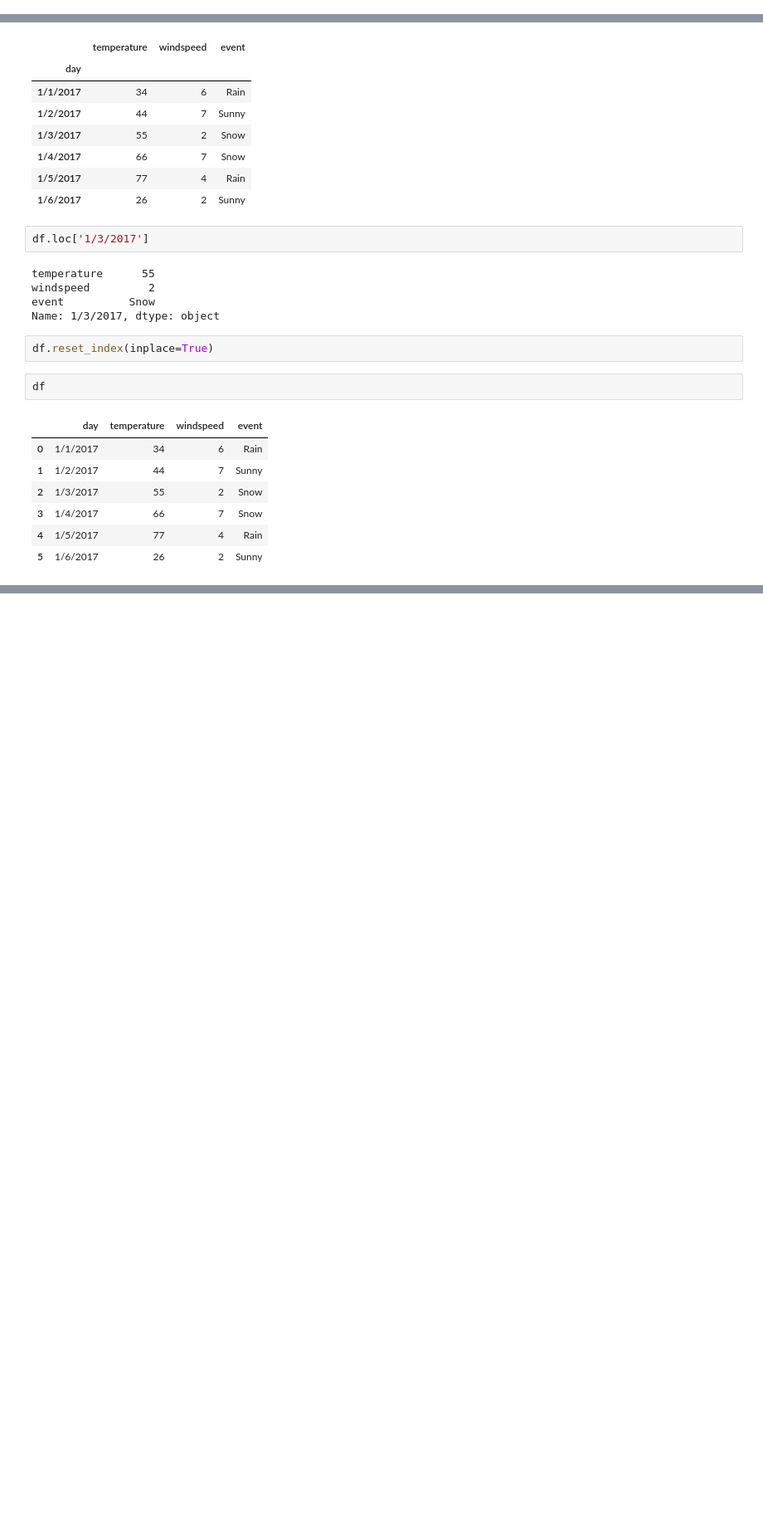
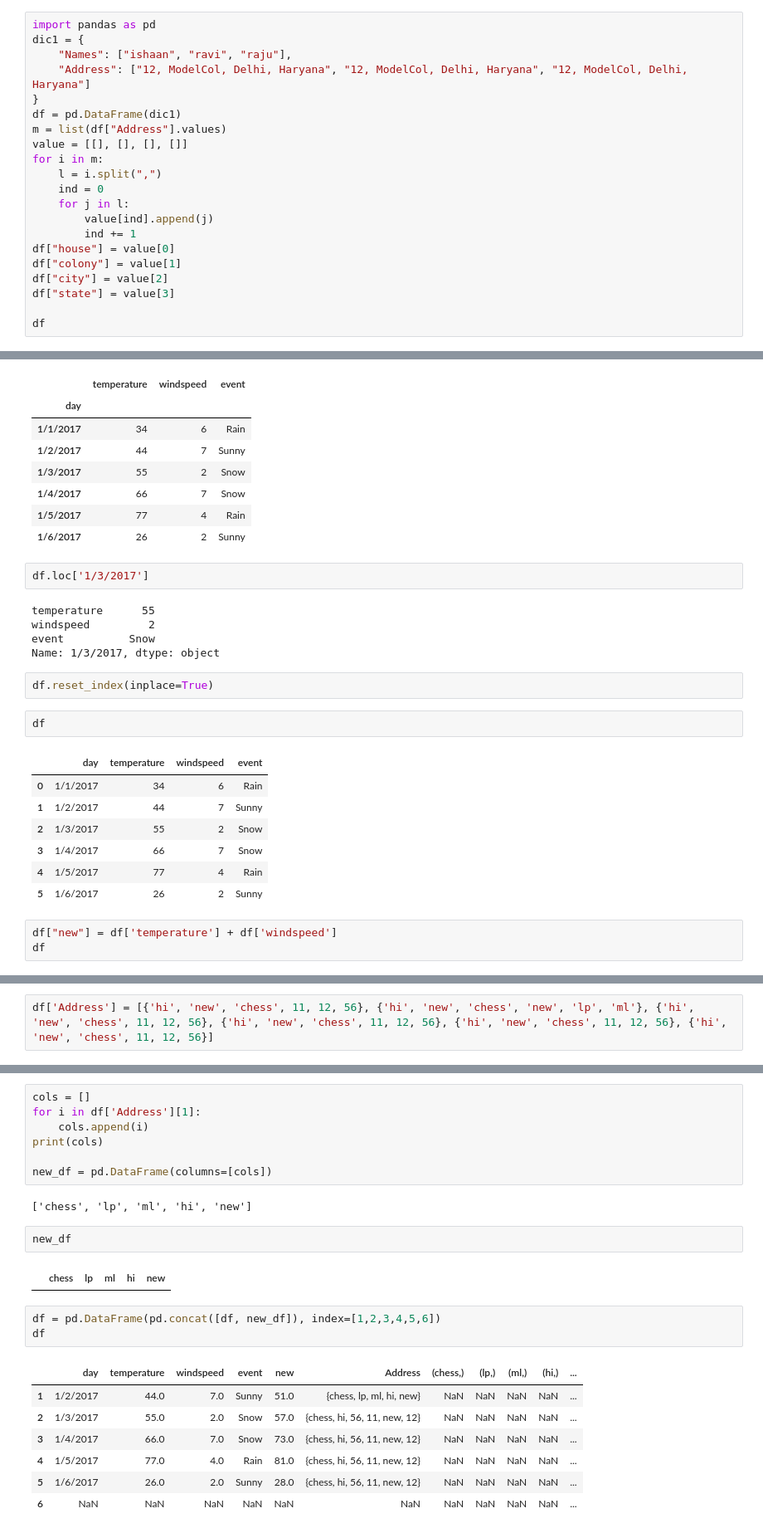
Before and after one commit to XDFrost/Pandas-Tuts, a Jupyter notebook: Day_1/Day_1_Data_Frame_Basics.ipynb, the cells around one changed output, grey strips where cells are left out. Shown at 83% size. Drawn from its saved outputs; the diff is of its cells as text; blank space fills up the shorter version.

```diff
--- a/Day_1/Day_1_Data_Frame_Basics.ipynb
+++ b/Day_1/Day_1_Data_Frame_Basics.ipynb
@@ -12,3 +12,24 @@
 ###
 # %% [markdown]
 1. Using df with a csv file
+# %%
+import pandas as pd
+dic1 = {
+    "Names": ["ishaan", "ravi", "raju"],
+    "Address": ["12, ModelCol, Delhi, Haryana", "12, ModelCol, Delhi, Haryana", "12, ModelCol, Delhi, Haryana"]
+}
+df = pd.DataFrame(dic1)
+m = list(df["Address"].values)
+value = [[], [], [], []]
+for i in m:
+    l = i.split(",")
+    ind = 0
+    for j in l:
+        value[ind].append(j)
+        ind += 1
+df["house"] = value[0]
+df["colony"] = value[1]
+df["city"] = value[2]
+df["state"] = value[3]
+
+df
@@ -331,3 +377,6 @@ df
 | 3 | 1/4/2017 | 66 | 7 | Snow |
 | 4 | 1/5/2017 | 77 | 4 | Rain |
 | 5 | 1/6/2017 | 26 | 2 | Sunny |
+# %%
+df["new"] = df['temperature'] + df['windspeed']
+df
@@ -333,0 +391,2 @@ df
+# %%
+df['Address'] = [{'hi', 'new', 'chess', 11, 12, 56}, {'hi', 'new', 'chess', 'new', 'lp', 'ml'}, {'hi', 'new', 'chess', 11, 12, 56}, {'hi', 'new', 'chess', 11, 12, 56}, {'hi', 'new', 'chess', 11, 12, 56}, {'hi', 'new', 'chess', 11, 12, 56}]
@@ -333,0 +403,24 @@ df
+# %%
+cols = []
+for i in df['Address'][1]:
+    cols.append(i)
+print(cols)
+
+new_df = pd.DataFrame(columns=[cols])
+# %% [output]
+['chess', 'lp', 'ml', 'hi', 'new']
+# %%
+new_df
+# %% [output]
+|  | chess | lp | ml | hi | new |
+# %%
+df = pd.DataFrame(pd.concat([df, new_df]), index=[1,2,3,4,5,6])
+df
+# %% [output]
+|  | day | temperature | windspeed | event | new | Address | (chess,) | (lp,) | (ml,) | (hi,) | ... |
+| 1 | 1/2/2017 | 44.0 | 7.0 | Sunny | 51.0 | {chess, lp, ml, hi, new} | NaN | NaN | NaN | NaN | ... |
+| 2 | 1/3/2017 | 55.0 | 2.0 | Snow | 57.0 | {chess, hi, 56, 11, new, 12} | NaN | NaN | NaN | NaN | ... |
+| 3 | 1/4/2017 | 66.0 | 7.0 | Snow | 73.0 | {chess, hi, 56, 11, new, 12} | NaN | NaN | NaN | NaN | ... |
+| 4 | 1/5/2017 | 77.0 | 4.0 | Rain | 81.0 | {chess, hi, 56, 11, new, 12} | NaN | NaN | NaN | NaN | ... |
+| 5 | 1/6/2017 | 26.0 | 2.0 | Sunny | 28.0 | {chess, hi, 56, 11, new, 12} | NaN | NaN | NaN | NaN | ... |
+| 6 | NaN | NaN | NaN | NaN | NaN | NaN | NaN | NaN | NaN | NaN | ... |
```
Also changed, not shown: parts of 24 cells of this notebook, 8 other files.
